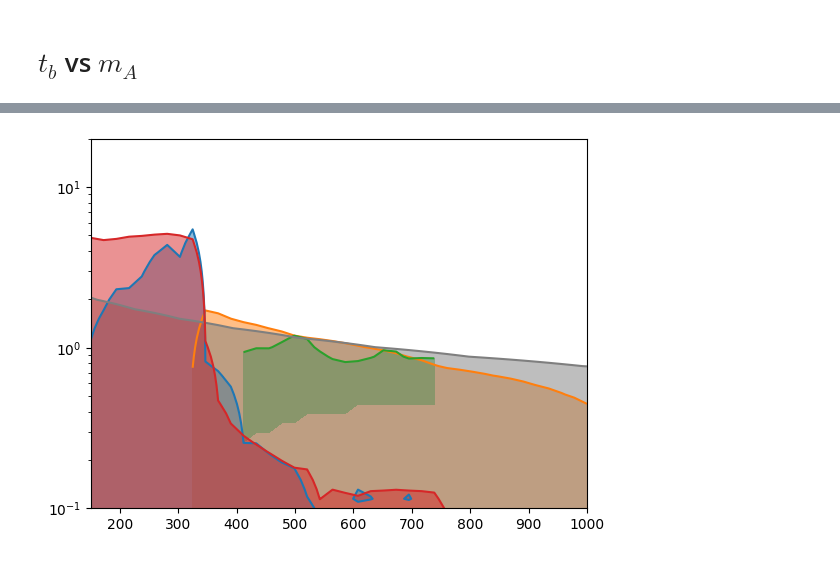
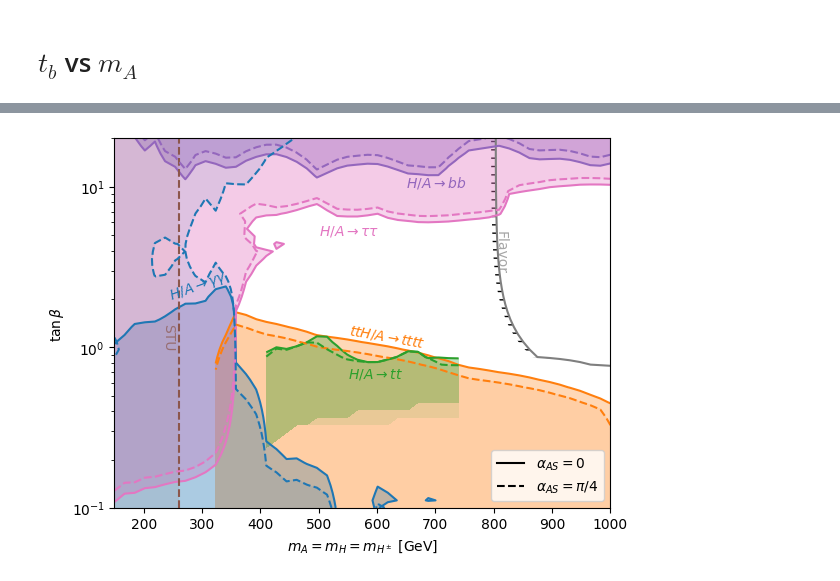
Before and after one commit to lich389/SPscan, a Jupyter notebook: plot/ctplt.ipynb, the cells around one changed output, grey strips where cells are left out. Cells and saved outputs as stored; diff of their text form; code cells hidden in the pictures.

```diff
--- a/plot/ctplt.ipynb
+++ b/plot/ctplt.ipynb
@@ -8,44 +10,116 @@ import numpy as np
 # %%
 fig, ax = plt.subplots(1, 1)
 cntplt = fplt.cntplt(
-    40, 40,
+    50, 50,
     '../build/',
-    '',
+    'tbma',
     'ma1',
     'tb',
 )
 
+cntplt.get_inp_comb(['flavorcheck'])
+cntplt.reshape()
+# cntplt.contline(ax,'tab:grey',ls='dotted')
+# cntplt.contcolor(ax,'tab:grey',alp=0.1)
+cntplt.plt_hatchline(ax,'')
+ax.text(800, 3, 'Flavor', rotation=-90, color='grey', alpha=0.7)
+
 cntplt.get_inp_comb(['r36tttt', 'r35tttt'])
 cntplt.cut(cut={'x':[],'y':[]})
 cntplt.reshape()
-cntplt.contline(ax,'tab:orange')
-cntplt.contcolor(ax,'tab:orange')
+cntplt.contline(ax,'tab:orange',ls='-')
+cntplt.contcolor(ax,'tab:orange',alp=0.3)
 
 cntplt.get_inp_comb(['r36tt', 'r35tt'])
 cntplt.cut(cut={'x':[],'y':[]})
 cntplt.reshape()
 cntplt.contline(ax,'tab:green')
-cntplt.contcolor(ax,'tab:green')
+cntplt.contcolor(ax,'tab:green',alp=0.3)
 
 
 cntplt.get_inp_comb(['r36gamgam', 'r35gamgam'])
 cntplt.reshape()
 cntplt.contline(ax,'tab:blue')
-cntplt.contcolor(ax,'tab:blue')
+cntplt.contcolor(ax,'tab:blue',alp=0.3)
 
-cntplt.get_inp_comb(['flavorcheck'])
-cntplt.reshape()
-cntplt.contline(ax,'tab:grey')
-cntplt.contcolor(ax,'tab:grey')
 
-cntplt.get_inp_comb(['r36tautau'])
+cntplt.get_inp_comb(['r35tautau','r36tautau'])
 cntplt.cut(cut={'x':[],'y':[]},both=False)
 cntplt.reshape()
-cntplt.contline(ax,'tab:red')
-cntplt.contcolor(ax,'tab:red')
+cntplt.contline(ax,'tab:pink')
+cntplt.contcolor(ax,'tab:pink',alp=0.3)
 
+cntplt.get_inp_comb(['r35bb','r36bb'])
+cntplt.cut(cut={'x':[],'y':[]},both=False)
+cntplt.reshape()
+cntplt.contline(ax,'tab:purple')
+cntplt.contcolor(ax,'tab:purple',alp=0.3)
+
+cntplt2 = fplt.cntplt(
+    50, 50,
+    '../build/',
+    'tbma_a4',
+    'ma1',
+    'tb',
+)
+
+cntplt2.printidx()
+# cntplt2.get_inp_comb(['flavorcheck'])
+# cntplt2.reshape()
+# cntplt2.contline(ax,'tab:grey',ls='dotted')
+# cntplt2.contcolor(ax,'tab:grey',alp=0.1)
+cntplt2.get_inp_comb(['STUcheck'])
+cntplt2.cut(cut={'x':[],'y':[]},both=False)
+cntplt2.reshape()
+cntplt2.contline(ax,'tab:brown',ls='--')
+cntplt2.contcolor(ax,'tab:brown',alp=0.1)
+ax.text(230, 1, 'STU', rotation=-90, color='tab:brown', alpha=0.7)
+
+cntplt2.get_inp_comb(['r36tttt', 'r35tttt'])
+cntplt2.cut(cut={'x':[],'y':[]})
+cntplt2.reshape()
+cntplt2.contline(ax,'tab:orange',ls='--')
+cntplt2.contcolor(ax,'tab:orange',alp=0.1)
+
+cntplt2.get_inp_comb(['r35tautau','r36tautau'])
+cntplt2.cut(cut={'x':[],'y':[]},both=False)
+cntplt2.reshape()
+cntplt2.contline(ax,'tab:pink',ls='--')
+cntplt2.contcolor(ax,'tab:pink',alp=0.1)
+
+cntplt2.get_inp_comb(['r35bb','r36bb'])
+cntplt2.cut(cut={'x':[],'y':[]},both=False)
+cntplt2.reshape()
+cntplt2.contline(ax,'tab:purple',ls='--')
+cntplt2.contcolor(ax,'tab:purple',alp=0.1)
+
+cntplt2.get_inp_comb(['r36gamgam', 'r35gamgam'])
+cntplt2.reshape()
+cntplt2.contline(ax,'tab:blue', ls='--')
+cntplt2.contcolor(ax,'tab:blue',alp=0.1)
+
+cntplt2.get_inp_comb(['r36tt', 'r35tt'])
+cntplt2.cut(cut={'x':[],'y':[]})
+cntplt2.reshape()
+cntplt2.contline(ax,'tab:green',ls='--')
+cntplt2.contcolor(ax,'tab:green',alp=0.1)
+
+ax.text(550, 0.65, r'$H/A\rightarrow tt$', rotation=0, color='tab:green', alpha=1)
+ax.text(550, 1, r'$ttH/A\rightarrow tttt$', rotation=-10, color='tab:orange', alpha=1)
+ax.text(240, 2, r'$H/A\rightarrow \gamma\gamma$', rotation=20, color='tab:blue', alpha=1)
+ax.text(650, 10, r'$H/A\rightarrow bb$', rotation=0, color='tab:purple', alpha=1)
+ax.text(500, 5, r'$H/A\rightarrow \tau\tau$', rotation=0, color='tab:pink', alpha=1)
 
 # ax.legend(cntplt.lst_lab)
 # ax.set_xscale('log')
 ax.set_yscale('log')
+ax.set_xlabel(r'$m_{A}=m_H=m_{H^\pm}$ [GeV]')
+ax.set_ylabel(r'$\tan\beta$')
+
+import matplotlib.lines as mlines
+solid_line = mlines.Line2D([], [], color='black', linestyle='-', label=r'$\alpha_{AS}=0$')
+dashed_line = mlines.Line2D([], [], color='black', linestyle='--', label=r'$\alpha_{AS}=\pi/4$')
+plt.legend(handles=[solid_line, dashed_line], loc='lower right')
+
+plt.savefig('2HDMS_tb_ma_a4.png', dpi=300)
 # %% [output]
@@ -52 +127 @@ ax.set_yscale('log')
-[figure, old version]
+[figure, new version]
```
Also changed, not shown: parts of 9 cells of this notebook, 5 other files.
